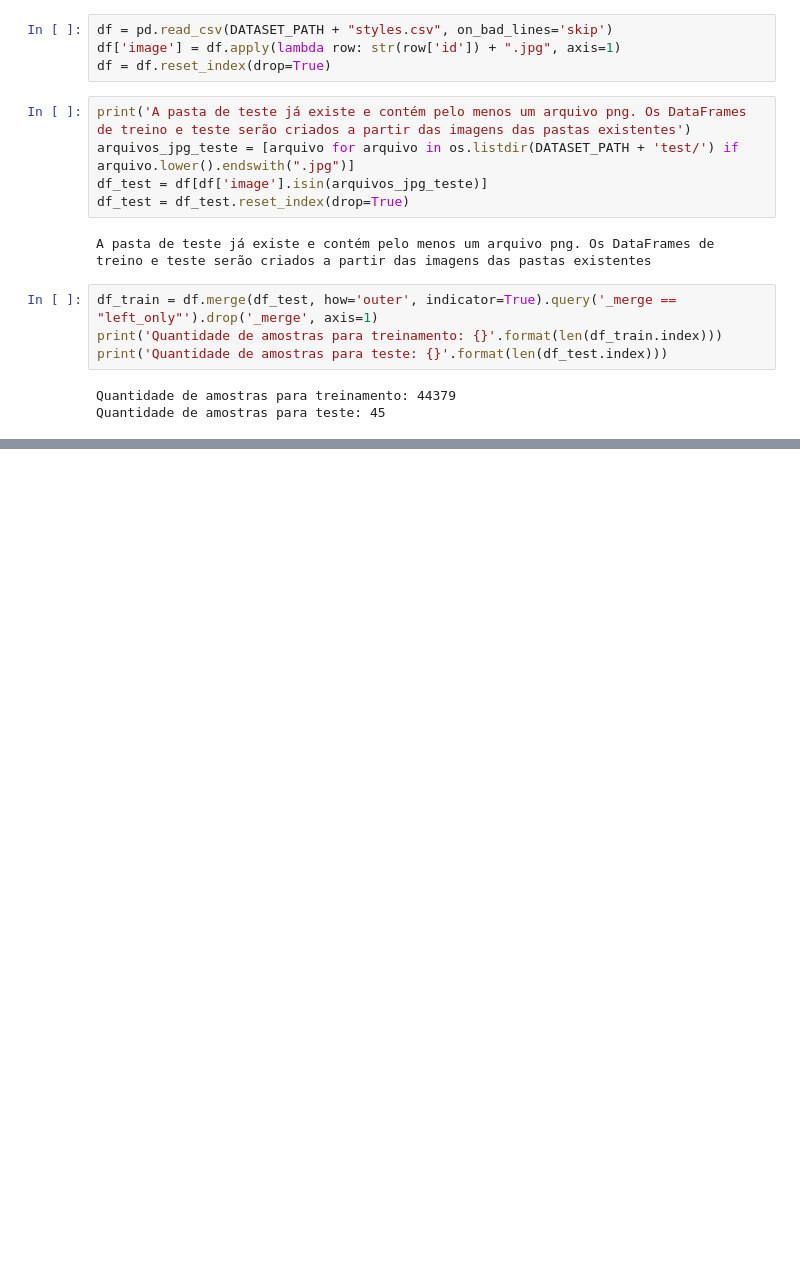
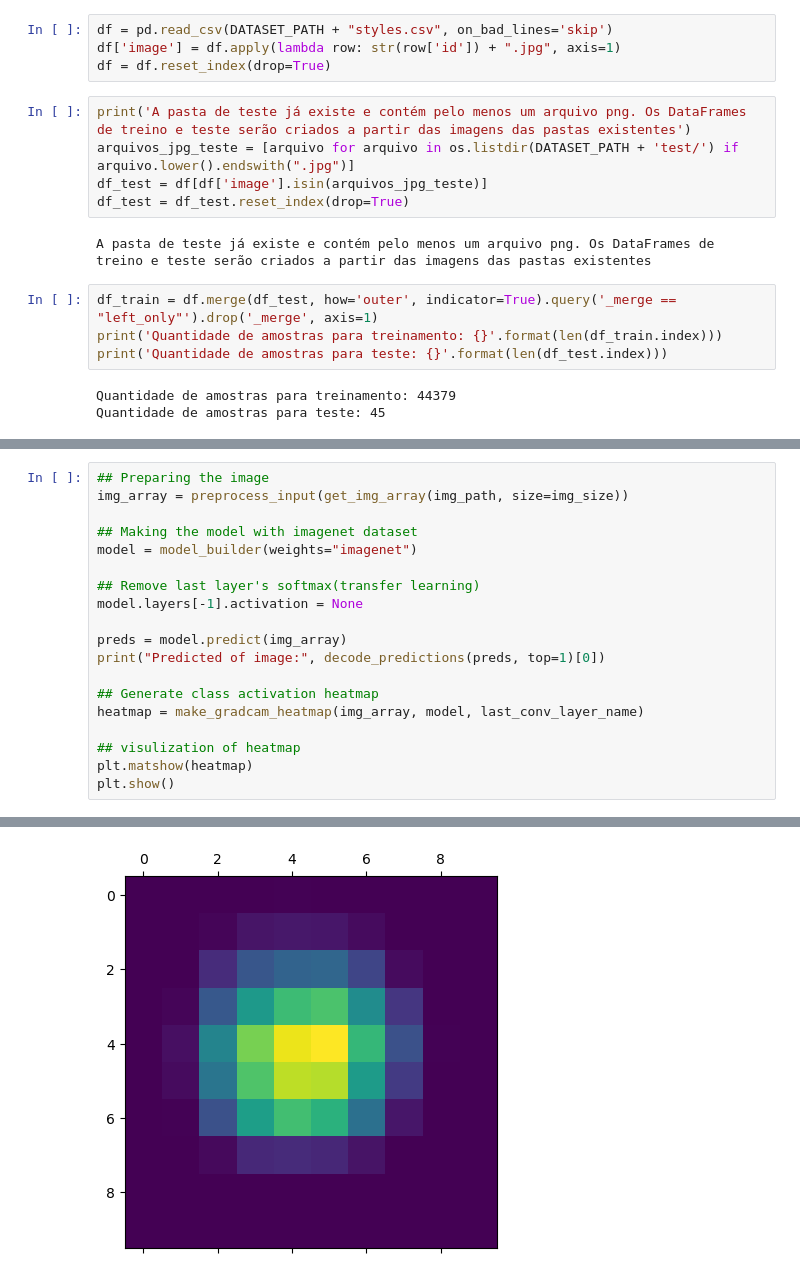
Before and after one commit to matheusvvb-19/DL4VR, a Jupyter notebook: src/dl4cv.ipynb, the cells around one changed output, grey strips where cells are left out. Saved outputs shown, nothing was run; the diff lists cells and outputs as text; blank space fills up the shorter version.

```diff
--- a/src/dl4cv.ipynb
+++ b/src/dl4cv.ipynb
@@ -333,0 +542,20 @@ plt.show()
+# %%
+## Preparing the image
+img_array = preprocess_input(get_img_array(img_path, size=img_size))
+
+## Making the model with imagenet dataset
+model = model_builder(weights="imagenet")
+
+## Remove last layer's softmax(transfer learning)
+model.layers[-1].activation = None
+
+preds = model.predict(img_array)
+print("Predicted of image:", decode_predictions(preds, top=1)[0])
+
+## Generate class activation heatmap
+heatmap = make_gradcam_heatmap(img_array, model, last_conv_layer_name)
+
+## visulization of heatmap
+plt.matshow(heatmap)
+plt.show()
+# %% [output]
@@ -333,0 +568 @@ plt.show()
+[figure, added]
```
Also changed, not shown: parts of 34 cells of this notebook.
